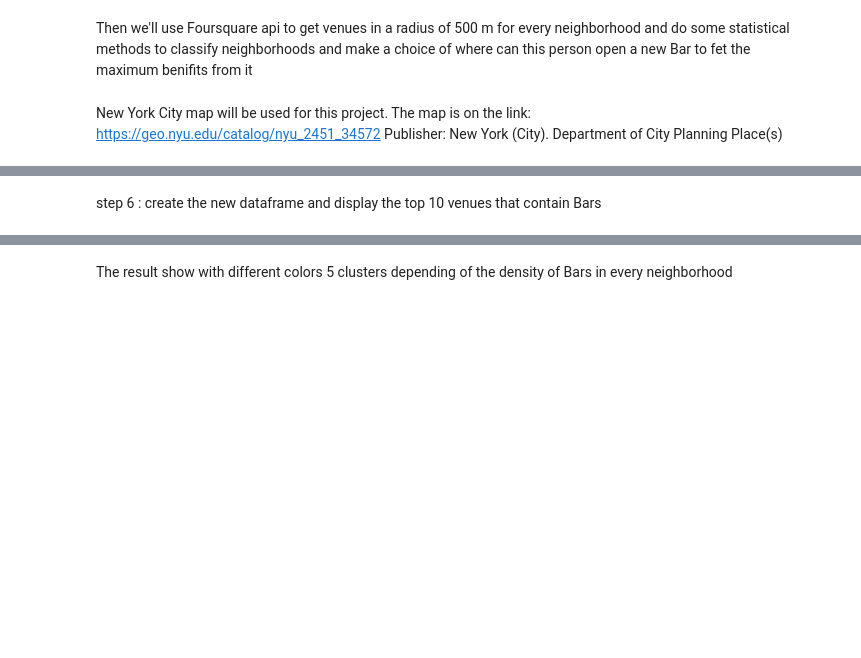
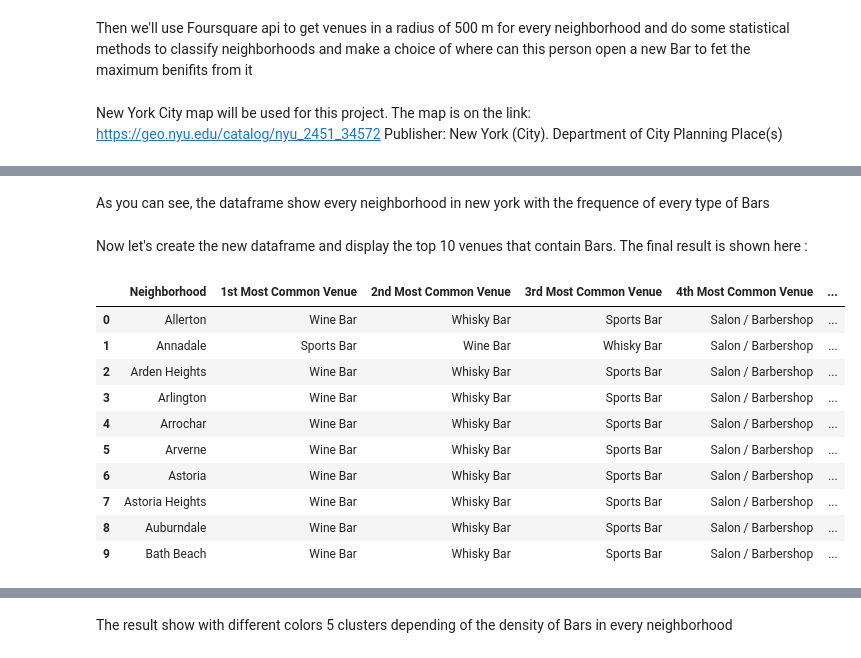
Before and after one commit to MehdiAzough/Coursera_Capstone, a Jupyter notebook: Final report.ipynb, the cells around one changed output, grey strips where cells are left out. Cells and saved outputs as stored; diff of their text form; code cells hidden in the pictures; blank space fills up the shorter version.

```diff
--- a/Final report.ipynb
+++ b/Final report.ipynb
@@ -37,0 +185,14 @@ step 5 : sort the venues in descending order to select the first ones with highe
+# %%
+import sys
+newyork_onehot = pd.get_dummies(newyork_venues[['Venue Category']], prefix="", prefix_sep="")
+newyork_onehot['Neighborhood'] = newyork_venues['Neighborhood']
+fixed_columns = [newyork_onehot.columns[-1]] + list(newyork_onehot.columns[:-1])
+newyork_onehot = newyork_onehot[fixed_columns]
+newyork_grouped = newyork_onehot.groupby('Neighborhood').mean().reset_index()
+newyork_grouped1 = newyork_grouped.filter(regex='Bar')
+newyork_grouped1['Neighborhood'] = newyork_grouped['Neighborhood']
+newyork_grouped = newyork_grouped1
+cols = newyork_grouped.columns.tolist()
+cols = cols[-1:] + cols[:-1]
+newyork_grouped = newyork_grouped[cols]
+newyork_grouped.head()
@@ -38,2 +210,38 @@ step 5 : sort the venues in descending order to select the first ones with highe
+# %% [markdown]
+As you can see, the dataframe show every neighborhood in new york with the frequence of every type of Bars
 # %% [markdown]
-step 6 : create the new dataframe and display the top 10 venues that contain Bars
+Now let's create the new dataframe and display the top 10 venues that contain Bars. The final result is shown here :
+# %%
+def return_most_common_venues(row, num_top_venues):
+    row_categories = row.iloc[1:]
+    row_categories_sorted = row_categories.sort_values(ascending=False)
+    return row_categories_sorted.index.values[0:num_top_venues]
+
+num_top_venues = 10
+
+indicators = ['st', 'nd', 'rd']
+columns = ['Neighborhood']
+for ind in np.arange(num_top_venues):
+    try:
+        columns.append('{}{} Most Common Venue'.format(ind+1, indicators[ind]))
+    except:
+        columns.append('{}th Most Common Venue'.format(ind+1))
+
+
+neighborhoods_venues_sorted = pd.DataFrame(columns=columns)
+neighborhoods_venues_sorted['Neighborhood'] = newyork_grouped['Neighborhood']
+for ind in np.arange(newyork_grouped.shape[0]):
+    neighborhoods_venues_sorted.iloc[ind, 1:] = return_most_common_venues(newyork_grouped.iloc[ind, :], num_top_venues)
+neighborhoods_venues_sorted.head(10)
+# %% [output]
+|  | Neighborhood | 1st Most Common Venue | 2nd Most Common Venue | 3rd Most Common Venue | 4th Most Common Venue | ... |
+| 0 | Allerton | Wine Bar | Whisky Bar | Sports Bar | Salon / Barbershop | ... |
+| 1 | Annadale | Sports Bar | Wine Bar | Whisky Bar | Salon / Barbershop | ... |
+| 2 | Arden Heights | Wine Bar | Whisky Bar | Sports Bar | Salon / Barbershop | ... |
+| 3 | Arlington | Wine Bar | Whisky Bar | Sports Bar | Salon / Barbershop | ... |
+| 4 | Arrochar | Wine Bar | Whisky Bar | Sports Bar | Salon / Barbershop | ... |
+| 5 | Arverne | Wine Bar | Whisky Bar | Sports Bar | Salon / Barbershop | ... |
+| 6 | Astoria | Wine Bar | Whisky Bar | Sports Bar | Salon / Barbershop | ... |
+| 7 | Astoria Heights | Wine Bar | Whisky Bar | Sports Bar | Salon / Barbershop | ... |
+| 8 | Auburndale | Wine Bar | Whisky Bar | Sports Bar | Salon / Barbershop | ... |
+| 9 | Bath Beach | Wine Bar | Whisky Bar | Sports Bar | Salon / Barbershop | ... |
```
Also changed, not shown: parts of 38 cells of this notebook.
